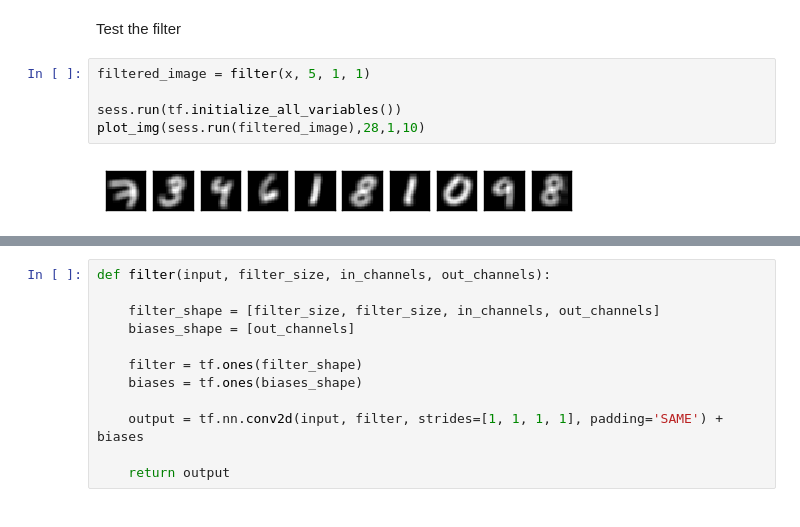
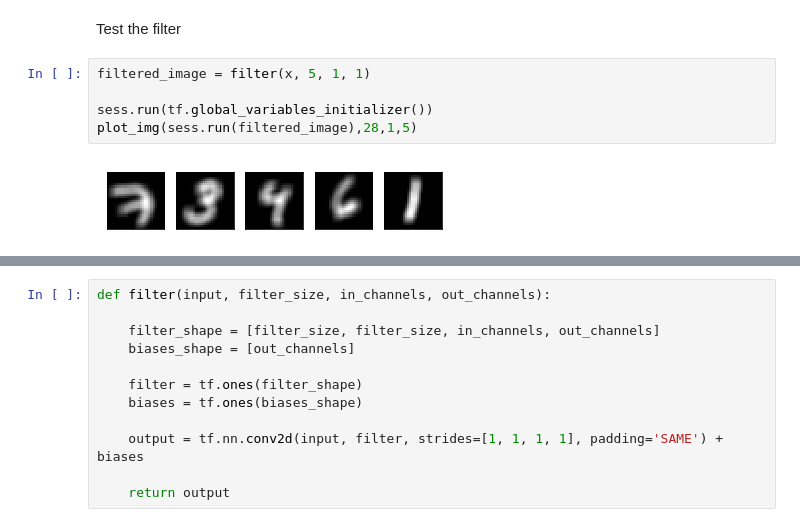
Before and after one commit to RaduStoicescu/TensorFlow-in-small-bites, a Jupyter notebook: 2.1 Convolution Matrix filter.ipynb, the cells around one changed output, grey strips where cells are left out. Saved outputs shown, nothing was run; the diff lists cells and outputs as text.

```diff
--- a/2.1 Convolution Matrix filter.ipynb
+++ b/2.1 Convolution Matrix filter.ipynb
@@ -152,10 +152,10 @@ Test the filter
 # %%
 filtered_image = filter(x, 5, 1, 1)
 
-sess.run(tf.initialize_all_variables())
-plot_img(sess.run(filtered_image),28,1,10)
+sess.run(tf.global_variables_initializer())
+plot_img(sess.run(filtered_image),28,1,5)
 # %% [output]
-[figure, old version]
+[figure, new version]
 # %% [markdown]
 ## Add bias
 <img align="left" src="files/modified.png"> **Modified:**
```
Also changed, not shown: parts of 8 cells of this notebook, 10 other files.
